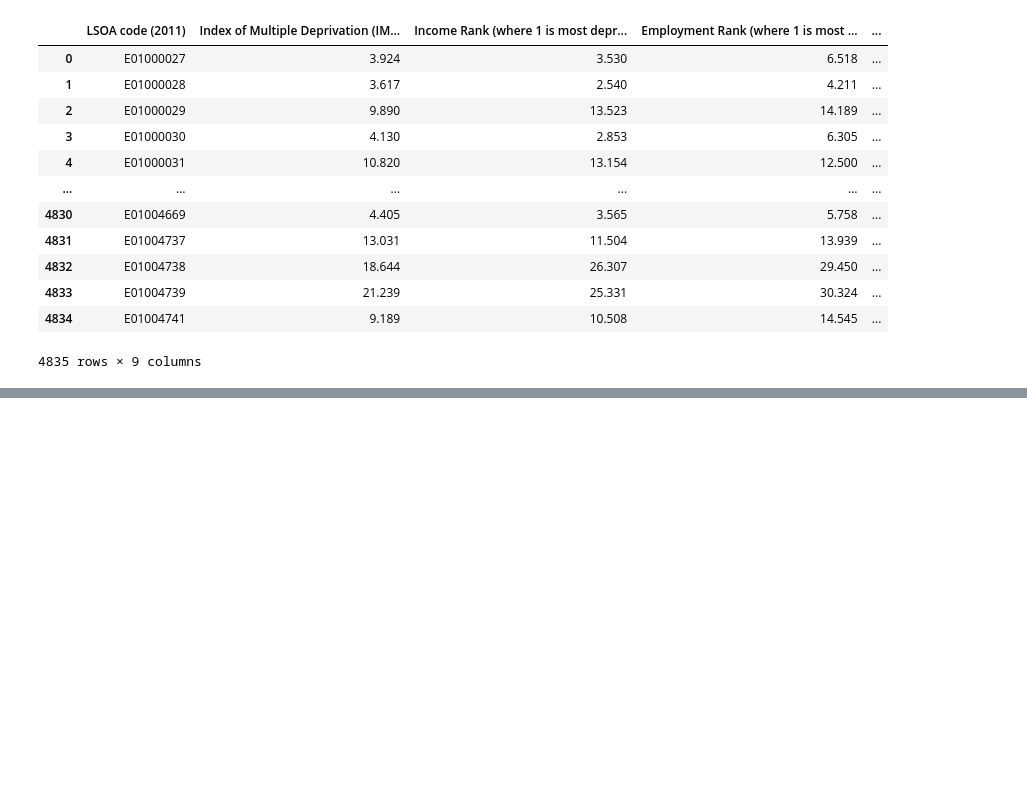
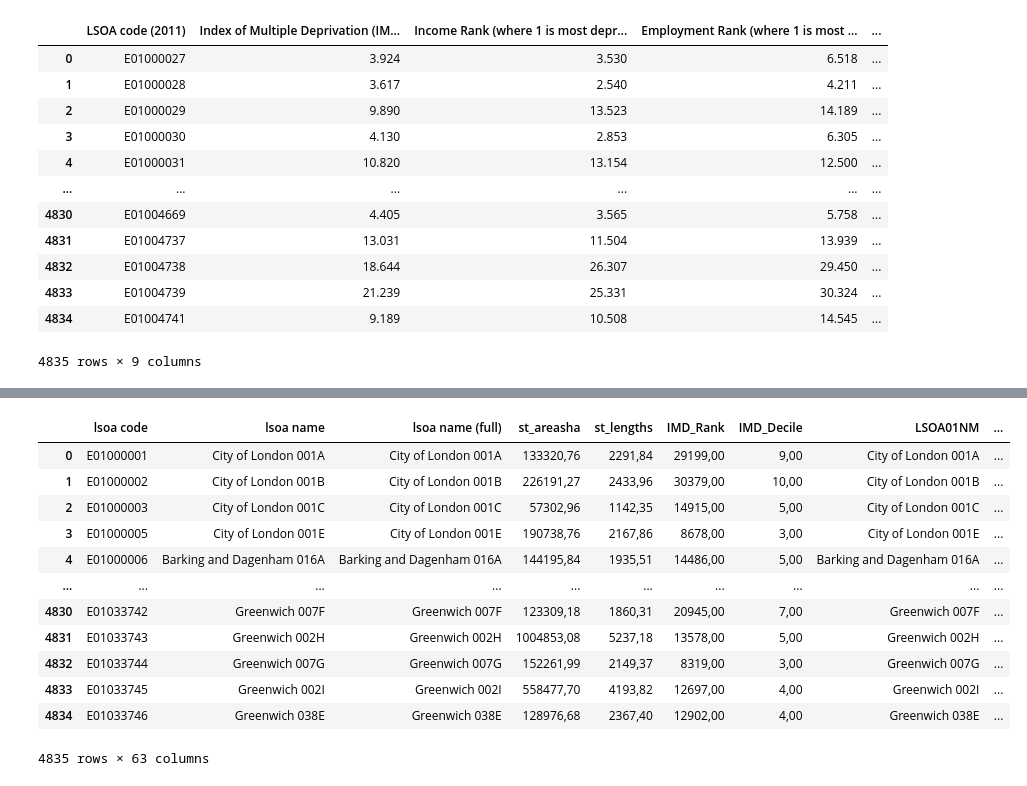
Before and after one commit to skyrimer/ARWCASP, a Jupyter notebook: Merge.ipynb, the cells around one changed output, grey strips where cells are left out. Drawn from its saved outputs; the diff is of its cells as text; code cells hidden in the pictures; blank space fills up the shorter version.

```diff
--- a/Merge.ipynb
+++ b/Merge.ipynb
@@ -6,11 +6,10 @@ import geopandas as gpd
 # List of all of the data the model is going to use
 lsoa_data = pd.read_parquet("./processed_data/lsoa_data.parquet")
 lsoa_data2 = pd.read_parquet("./processed_data/lsoa_data2.parquet")
-deprivation_2015 = pd.read_parquet("./processed_data/filtered_deprivation_2015.parquet")
-deprivation_2019 = pd.read_parquet("./processed_data/deprivation_index.parquet")
-street = gpd.read_parquet("./processed_data/street.parquet")
-outcomes = gpd.read_parquet("./processed_data/outcomes.parquet")
-busy = pd.read_parquet("./processed_data/busy_with_lsoa.parquet")
+deprivation_2015 = pd.read_parquet("./processed_data/filtered_deprivation_2015.parquet") # done
+deprivation_2019 = pd.read_parquet("./processed_data/deprivation_index_2019.parquet") # done
+street = gpd.read_parquet("./processed_data/street.parquet") # done
+busy = pd.read_parquet("./processed_data/busy_with_lsoa.parquet") # done
 # %%
 # use the deprivation 2015 as a base file
 
@@ -76 +94,25 @@ merge_df
+# %%
+# Only keep the rows relevant to London
+
+# Get the unique Lsoa codes from merge_df
+lsoa_codes_to_keep = merge_df['LSOA code (2011)'].unique()
+
+deprivation_2019_filtered = deprivation_2019[deprivation_2019['lsoa code'].isin(lsoa_codes_to_keep)]
+deprivation_2019_filtered = deprivation_2019_filtered.reset_index().drop(columns='index')
+
+deprivation_2019_filtered
+# %% [output]
+|  | lsoa code | lsoa name | lsoa name (full) | st_areasha | st_lengths | IMD_Rank | IMD_Decile | LSOA01NM | ... |
+| 0 | E01000001 | City of London 001A | City of London 001A | 133320,76 | 2291,84 | 29199,00 | 9,00 | City of London 001A | ... |
+| 1 | E01000002 | City of London 001B | City of London 001B | 226191,27 | 2433,96 | 30379,00 | 10,00 | City of London 001B | ... |
+| 2 | E01000003 | City of London 001C | City of London 001C | 57302,96 | 1142,35 | 14915,00 | 5,00 | City of London 001C | ... |
+| 3 | E01000005 | City of London 001E | City of London 001E | 190738,76 | 2167,86 | 8678,00 | 3,00 | City of London 001E | ... |
+| 4 | E01000006 | Barking and Dagenham 016A | Barking and Dagenham 016A | 144195,84 | 1935,51 | 14486,00 | 5,00 | Barking and Dagenham 016A | ... |
+| ... | ... | ... | ... | ... | ... | ... | ... | ... | ... |
+| 4830 | E01033742 | Greenwich 007F | Greenwich 007F | 123309,18 | 1860,31 | 20945,00 | 7,00 | Greenwich 007F | ... |
+| 4831 | E01033743 | Greenwich 002H | Greenwich 002H | 1004853,08 | 5237,18 | 13578,00 | 5,00 | Greenwich 002H | ... |
+| 4832 | E01033744 | Greenwich 007G | Greenwich 007G | 152261,99 | 2149,37 | 8319,00 | 3,00 | Greenwich 007G | ... |
+| 4833 | E01033745 | Greenwich 002I | Greenwich 002I | 558477,70 | 4193,82 | 12697,00 | 4,00 | Greenwich 002I | ... |
+| 4834 | E01033746 | Greenwich 038E | Greenwich 038E | 128976,68 | 2367,40 | 12902,00 | 4,00 | Greenwich 038E | ... |
+4835 rows × 63 columns
 # %%
```
Also changed, not shown: parts of 23 cells of this notebook, 8 other files.
